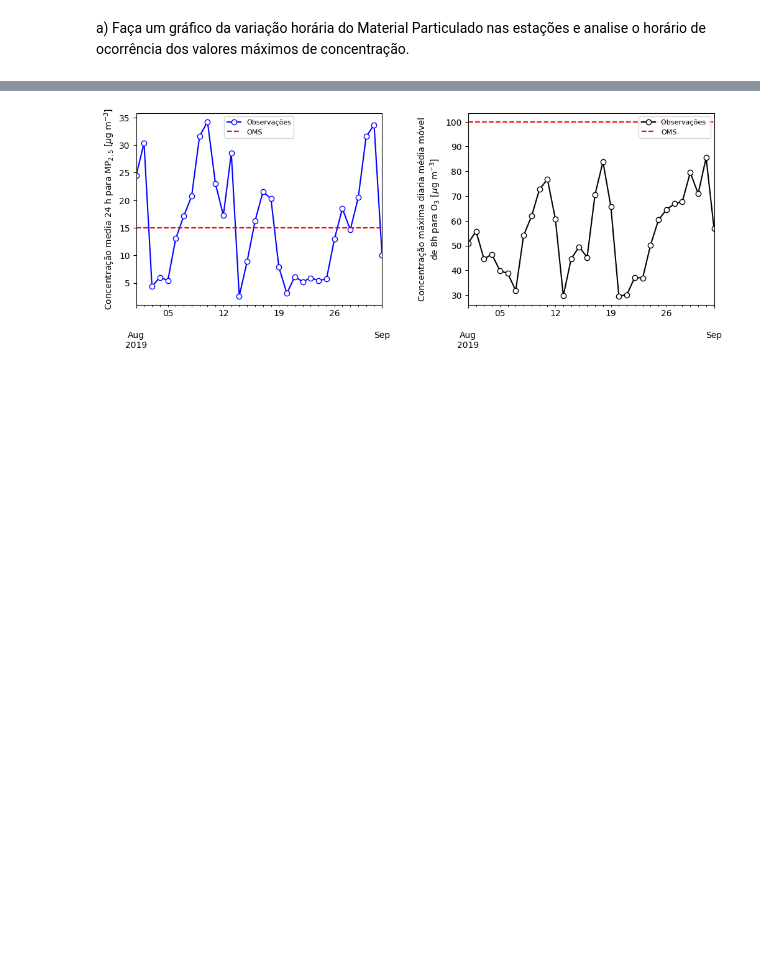
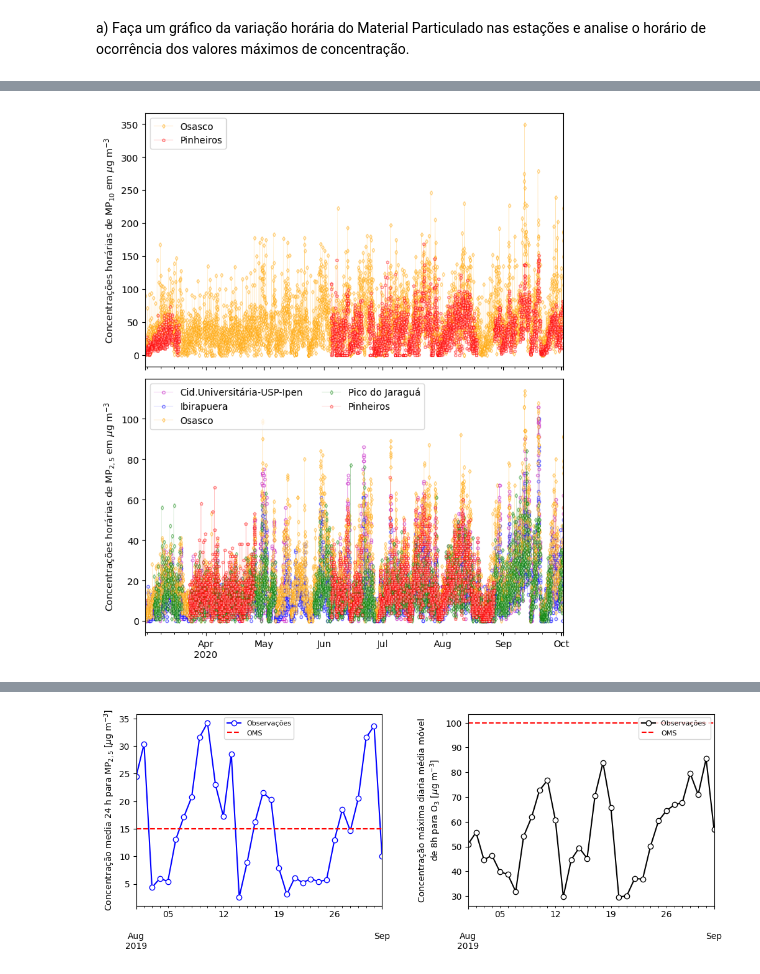
Before and after one commit to adelgadop/qualR_tuto, a Jupyter notebook: qualR_set2023.ipynb, the cells around one changed output, grey strips where cells are left out. Cells and saved outputs as stored; diff of their text form; code cells hidden in the pictures; blank space fills up the shorter version.

```diff
--- a/qualR_set2023.ipynb
+++ b/qualR_set2023.ipynb
@@ -150,0 +178,29 @@ a) Faça um gráfico da variação horária do Material Particulado nas estaçõ
+# %%
+unidades = '$\mu$g m$^{-3}$'
+mp2_5 = 'MP$_{2,5}$'
+mp10 = 'MP$_{10}$'
+
+nomes = list(d20['pm10'].keys())
+fig, (ax,ax2) = plt.subplots(2,1, figsize=(8, 10), sharex=True, sharey=False, gridspec_kw={'hspace':.05})
+#d20['pm10'][nomes[0]].val.resample('H').mean().plot(ax=ax, label=nomes[0], style='-o', color='m', lw=.2, markersize=3, markerfacecolor='w')
+#d20['pm10'][nomes[1]].val.resample('H').mean().plot(ax=ax, label=nomes[1], style='-o', lw=.2, markersize=3, markerfacecolor='w')
+#d20['pm10'][nomes[2]].val.resample('H').mean().plot(ax=ax, label=nomes[2], style='-s', lw=.2, markersize=3, markerfacecolor='w')
+d20['pm10'][nomes[3]].val.resample('H').mean().plot(ax=ax, label=nomes[3], color = 'orange', style='-d', lw=.2, markersize=3, markerfacecolor='w', alpha=.5)
+#d20['pm10'][nomes[4]].val.resample('H').mean().plot(ax=ax, label=nomes[4], style='-d', color='g', lw=.2, markersize=3, markerfacecolor='w', alpha=.5)
+d20['pm10'][nomes[5]].val.resample('H').mean().plot(ax=ax, label=nomes[5], color = 'r', style='-p', lw=.2, markersize=3, markerfacecolor='w', alpha=.5)
+ax.set_ylabel(f'Concentrações horárias de {mp10} em {unidades}')
+ax.legend()
+
+d20['pm2_5'][nomes[0]].val.resample('H').mean().plot(ax=ax2, label=nomes[0], style='-o', color='m', lw=.2, markersize=3, markerfacecolor='w', alpha=.5)
+d20['pm2_5'][nomes[1]].val.resample('H').mean().plot(ax=ax2, label=nomes[1], style='-o', color='b', lw=.2, markersize=3, markerfacecolor='w', alpha=.5)
+#d20['pm2_5'][nomes[2]].val.resample('H').mean().plot(ax=ax2, label=nomes[2], style='-s', lw=.2, markersize=3, markerfacecolor='w')
+d20['pm2_5'][nomes[3]].val.resample('H').mean().plot(ax=ax2, label=nomes[3], style='-d', color='orange', lw=.2, markersize=3, markerfacecolor='w', alpha=.5)
+d20['pm2_5'][nomes[4]].val.resample('H').mean().plot(ax=ax2, label=nomes[4], style='-d', color='g', lw=.2, markersize=3, markerfacecolor='w', alpha=.5)
+d20['pm2_5'][nomes[5]].val.resample('H').mean().plot(ax=ax2, label=nomes[5], style='-p', color='r',lw=.2, markersize=3, markerfacecolor='w', alpha=.5)
+ax2.set_ylabel(f'Concentrações horárias de {mp2_5} em {unidades}')
+ax2.legend(ncol=2)
+
+fig.savefig('pm_horario_2020.png', dpi=600, bbox_inches='tight', facecolor='w')
+plt.show()
+# %% [output]
+[figure, added]
```
Also changed, not shown: parts of 4 cells of this notebook.
